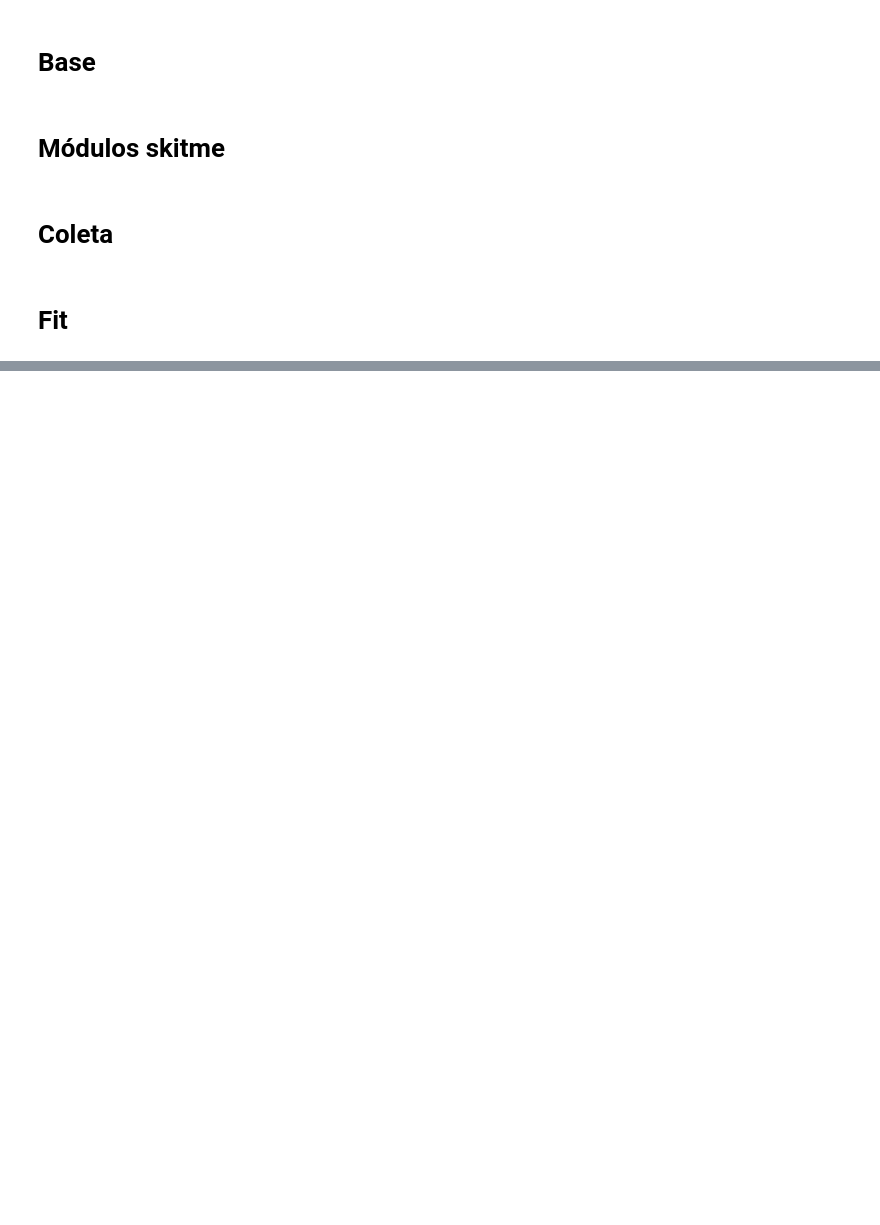
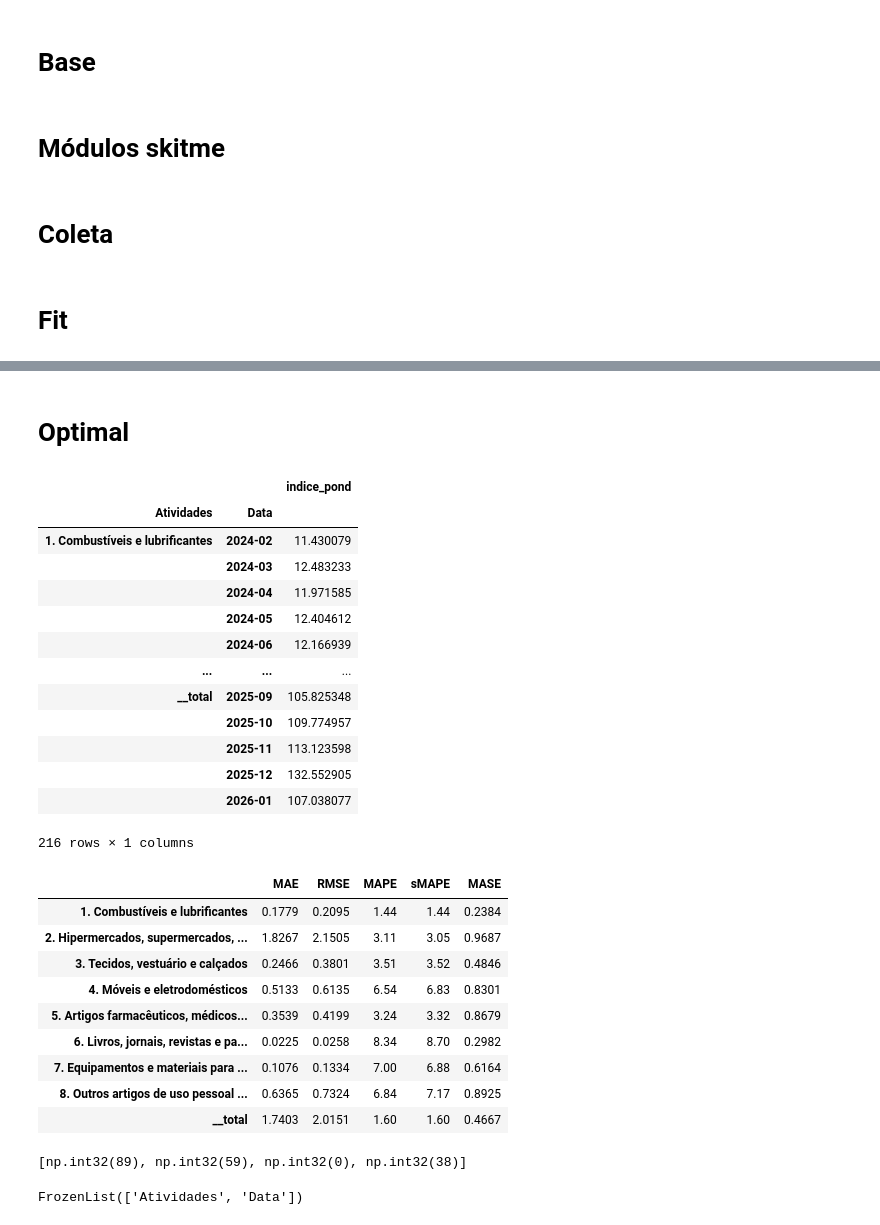
Before and after one commit to davi-lisboa/PMC_Hier_Forecast, a Jupyter notebook: experiments/model_tests.ipynb, the cells around one changed output, grey strips where cells are left out. Cells and saved outputs as stored; diff of their text form; code cells hidden in the pictures; blank space fills up the shorter version.

```diff
--- a/experiments/model_tests.ipynb
+++ b/experiments/model_tests.ipynb
@@ -197,0 +282,51 @@ pmc_agg = (
+# %% [markdown]
+# Optimal
+# %%
+opt_pipe = TransformedTargetForecaster(steps=[
+    ('log', BoxCoxTransformer()),
+    ('deseason', Deseasonalizer(sp=12)),
+    ('diff', Differencer()),
+    ('forecaster', ensemble),
+    ('reconciler', OptimalReconciler())
+
+])
+
+opt_pipe.fit(train, fh=fh)
+opt_preds = opt_pipe.predict()
+
+display(opt_preds)
+display( metrics(test, opt_preds, train).round(4) )
+# %% [output]
+|  |  | indice_pond |
+| Atividades | Data |  |
+| 1. Combustíveis e lubrificantes | 2024-02 | 11.430079 |
+|  | 2024-03 | 12.483233 |
+|  | 2024-04 | 11.971585 |
+|  | 2024-05 | 12.404612 |
+|  | 2024-06 | 12.166939 |
+| ... | ... | ... |
+| __total | 2025-09 | 105.825348 |
+|  | 2025-10 | 109.774957 |
+|  | 2025-11 | 113.123598 |
+|  | 2025-12 | 132.552905 |
+|  | 2026-01 | 107.038077 |
+216 rows × 1 columns
+|  | MAE | RMSE | MAPE | sMAPE | MASE |
+| 1. Combustíveis e lubrificantes | 0.1779 | 0.2095 | 1.44 | 1.44 | 0.2384 |
+| 2. Hipermercados, supermercados, ... | 1.8267 | 2.1505 | 3.11 | 3.05 | 0.9687 |
+| 3. Tecidos, vestuário e calçados | 0.2466 | 0.3801 | 3.51 | 3.52 | 0.4846 |
+| 4. Móveis e eletrodomésticos | 0.5133 | 0.6135 | 6.54 | 6.83 | 0.8301 |
+| 5. Artigos farmacêuticos, médicos... | 0.3539 | 0.4199 | 3.24 | 3.32 | 0.8679 |
+| 6. Livros, jornais, revistas e pa... | 0.0225 | 0.0258 | 8.34 | 8.70 | 0.2982 |
+| 7. Equipamentos e materiais para ... | 0.1076 | 0.1334 | 7.00 | 6.88 | 0.6164 |
+| 8. Outros artigos de uso pessoal ... | 0.6365 | 0.7324 | 6.84 | 7.17 | 0.8925 |
+| __total | 1.7403 | 2.0151 | 1.60 | 1.60 | 0.4667 |
+# %%
+opt_pipe.forecaster_.forecasters_.loc['1. Combustíveis e lubrificantes'].values[0].get_fitted_params()['weights']
+# %% [output]
+[np.int32(89), np.int32(59), np.int32(0), np.int32(38)]
+# %%
+train.columns
+train.index.names
+# %% [output]
+FrozenList(['Atividades', 'Data'])
```
Also changed, not shown: parts of 26 cells of this notebook, 5 other files.
